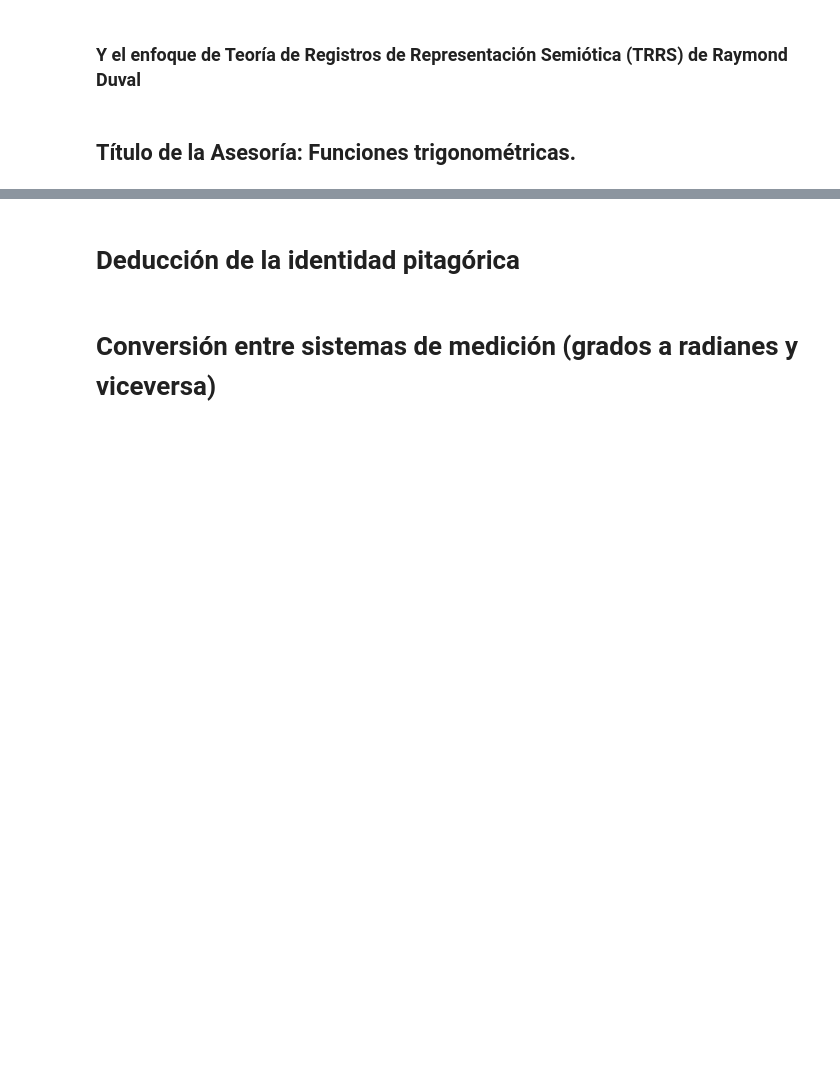
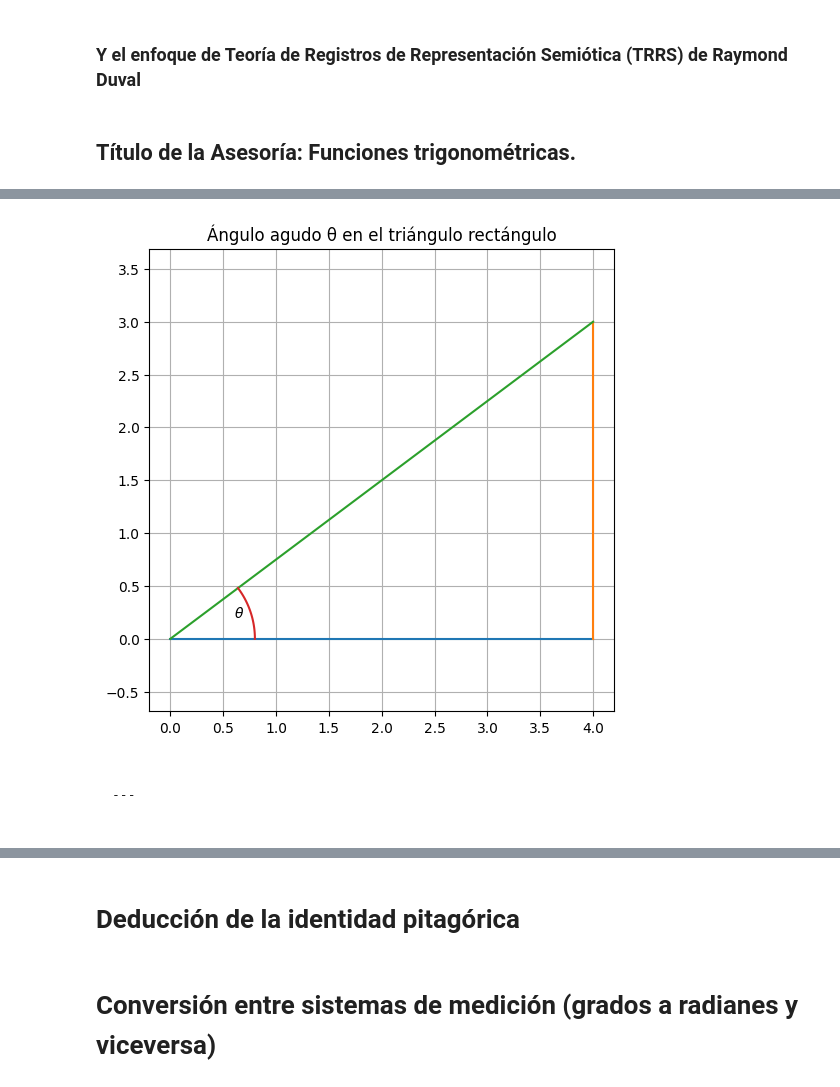
Before and after one commit to marco-canas/investigacion_en_asesoria, a Jupyter notebook: 9_calculo_diferencial/5_funciones_trigonometricas/5_funciones_trigonometricas.ipynb, the cells around one changed output, grey strips where cells are left out. Drawn from its saved outputs; the diff is of its cells as text; code cells hidden in the pictures; blank space fills up the shorter version.

````diff
--- a/9_calculo_diferencial/5_funciones_trigonometricas/5_funciones_trigonometricas.ipynb
+++ b/9_calculo_diferencial/5_funciones_trigonometricas/5_funciones_trigonometricas.ipynb
@@ -52,0 +119,32 @@ El enfoque STEAMS pretende desarrollar un aprendizaje **interdisciplinario** que
+# %%
+import matplotlib.pyplot as plt
+import numpy as np
+
+A = np.array((0,0))
+B = np.array((4,0))
+C = np.array((4,3))
+
+plt.figure(figsize=(6,6))
+
+plt.plot([A[0],B[0]],[A[1],B[1]])
+plt.plot([B[0],C[0]],[B[1],C[1]])
+plt.plot([A[0],C[0]],[A[1],C[1]])
+
+# arco del ángulo
+theta = np.linspace(0, np.arctan(3/4), 100)
+r = 0.8
+plt.plot(r*np.cos(theta), r*np.sin(theta))
+
+plt.text(0.6,0.2,r'$\theta$')
+
+plt.axis('equal')
+plt.grid()
+plt.title("Ángulo agudo θ en el triángulo rectángulo")
+plt.savefig(r"C:\Users\marco\Downloads\angulo_agudo.png")  # Guardar la figura como imagen
+plt.show()
+# %% [output]
+[figure, added]
+# %% [markdown]
+```
+
+---
````
Also changed, not shown: parts of 8 cells of this notebook, 1 other file.
